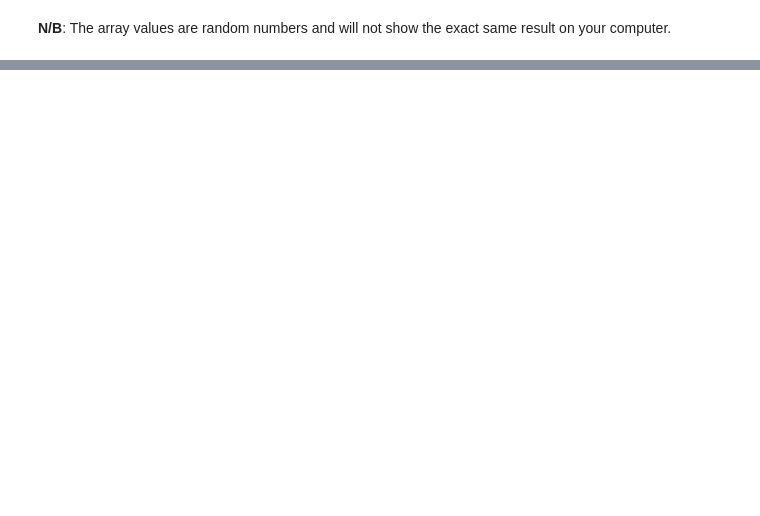
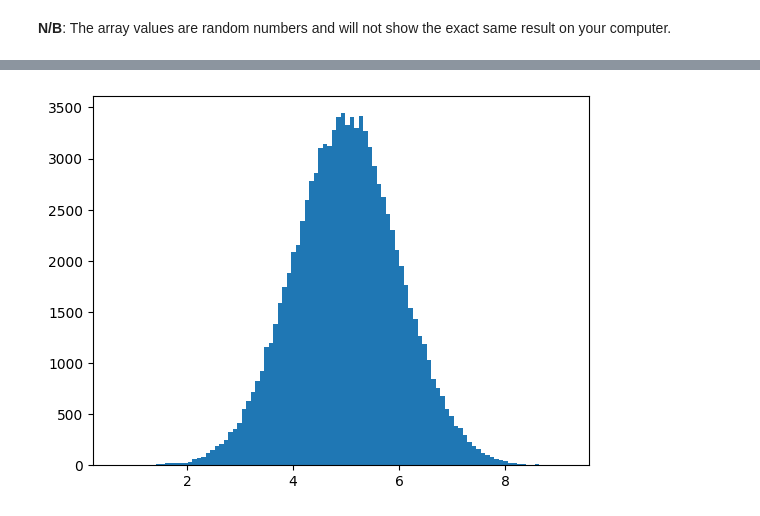
Before and after one commit to Sheega-ameenah/TechEdGuard, a Jupyter notebook: Machine_learning.ipynb, the cells around one changed output, grey strips where cells are left out. Saved outputs shown, nothing was run; the diff lists cells and outputs as text; code cells hidden in the pictures; blank space fills up the shorter version.

```diff
--- a/Machine_learning.ipynb
+++ b/Machine_learning.ipynb
@@ -255,0 +282,8 @@ plt.show()
+# %%
+# generate random values with mean 5.0 and std 1.0
+y= np.random.normal(5.0,1.0,100000)
+
+plt.hist(y,100)
+plt.show()
+# %% [output]
+[figure, added]
```
Also changed, not shown: parts of 19 cells of this notebook.
